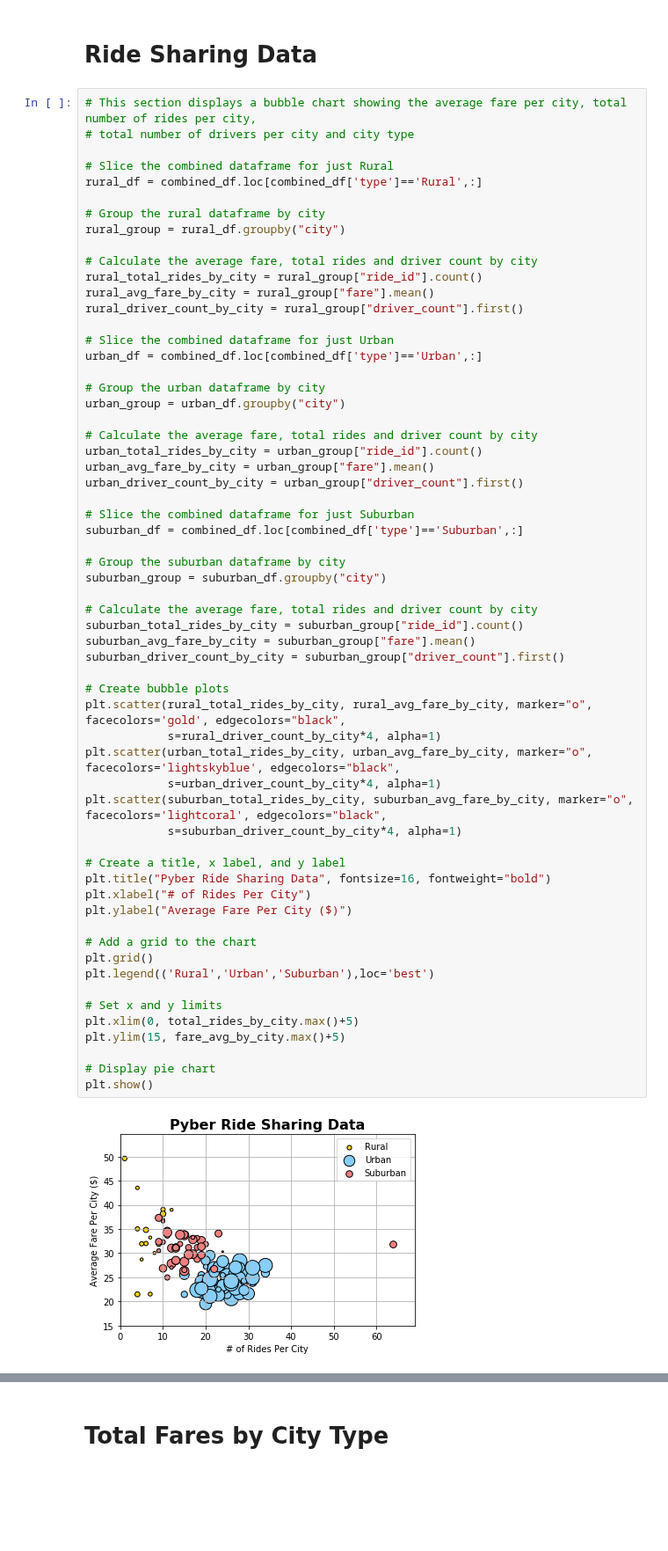
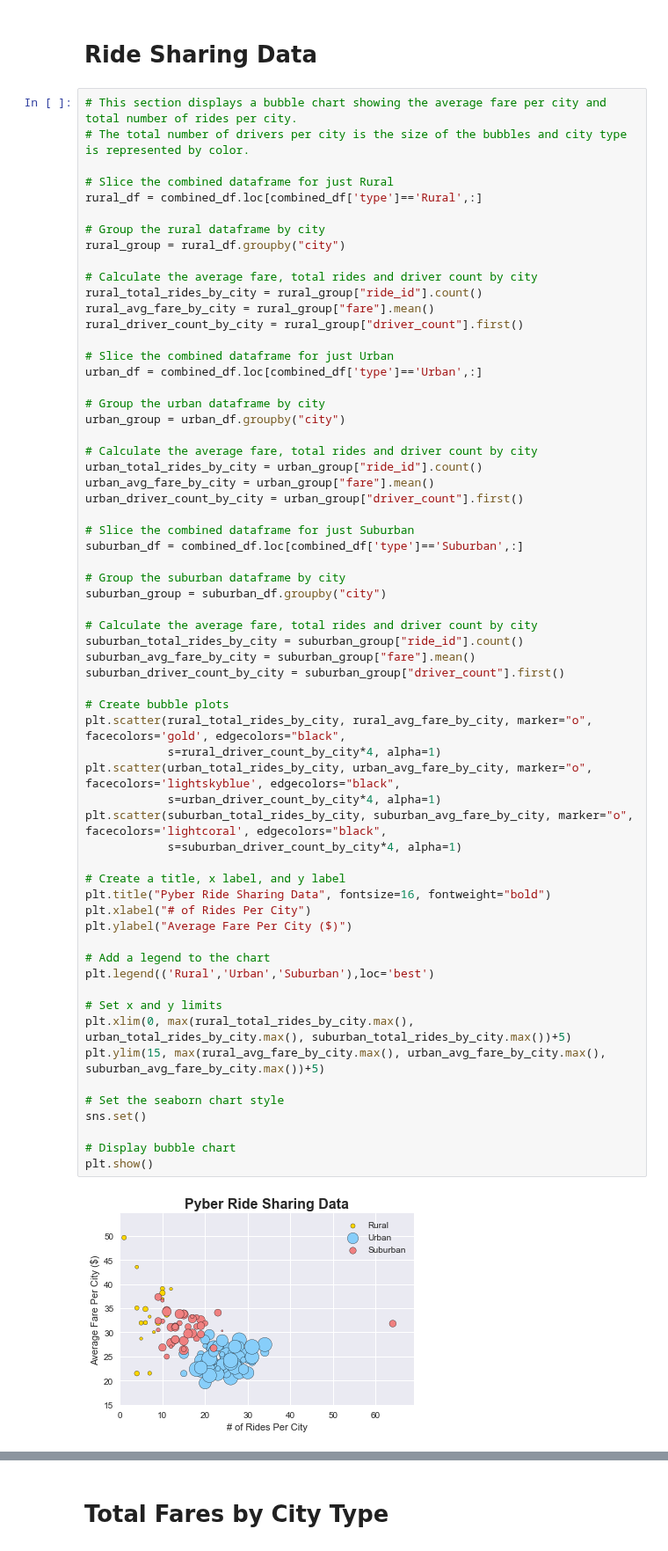
Before and after one commit to spencerrand/Ride-Sharing-Analysis, a Jupyter notebook: Pyber/main.ipynb, the cells around one changed output, grey strips where cells are left out. Shown at 88% size. Drawn from its saved outputs; the diff is of its cells as text; blank space fills up the shorter version.

```diff
--- a/Pyber/main.ipynb
+++ b/Pyber/main.ipynb
@@ -103,8 +103,8 @@ dtype: int64
 # %% [markdown]
 <h1>Ride Sharing Data</h1>
 # %%
-# This section displays a bubble chart showing the average fare per city, total number of rides per city,
-# total number of drivers per city and city type
+# This section displays a bubble chart showing the average fare per city and total number of rides per city.
+# The total number of drivers per city is the size of the bubbles and city type is represented by color.
 
 # Slice the combined dataframe for just Rural
 rural_df = combined_df.loc[combined_df['type']=='Rural',:]
@@ -131,36 +131,38 @@ urban_driver_count_by_city = urban_group["driver_count"].first()
 # Slice the combined dataframe for just Suburban
 suburban_df = combined_df.loc[combined_df['type']=='Suburban',:]
 
 # Group the suburban dataframe by city
 suburban_group = suburban_df.groupby("city")
 
 # Calculate the average fare, total rides and driver count by city
 suburban_total_rides_by_city = suburban_group["ride_id"].count()
 suburban_avg_fare_by_city = suburban_group["fare"].mean()
 suburban_driver_count_by_city = suburban_group["driver_count"].first()
 
 # Create bubble plots
 plt.scatter(rural_total_rides_by_city, rural_avg_fare_by_city, marker="o", facecolors='gold', edgecolors="black",
             s=rural_driver_count_by_city*4, alpha=1)
 plt.scatter(urban_total_rides_by_city, urban_avg_fare_by_city, marker="o", facecolors='lightskyblue', edgecolors="black",
             s=urban_driver_count_by_city*4, alpha=1)
 plt.scatter(suburban_total_rides_by_city, suburban_avg_fare_by_city, marker="o", facecolors='lightcoral', edgecolors="black",
             s=suburban_driver_count_by_city*4, alpha=1)
 
 # Create a title, x label, and y label
 plt.title("Pyber Ride Sharing Data", fontsize=16, fontweight="bold")
 plt.xlabel("# of Rides Per City")
 plt.ylabel("Average Fare Per City ($)")
 
-# Add a grid to the chart
-plt.grid()
+# Add a legend to the chart
 plt.legend(('Rural','Urban','Suburban'),loc='best')
 
 # Set x and y limits
-plt.xlim(0, total_rides_by_city.max()+5)
-plt.ylim(15, fare_avg_by_city.max()+5)
+plt.xlim(0, max(rural_total_rides_by_city.max(), urban_total_rides_by_city.max(), suburban_total_rides_by_city.max())+5)
+plt.ylim(15, max(rural_avg_fare_by_city.max(), urban_avg_fare_by_city.max(), suburban_avg_fare_by_city.max())+5)
 
-# Display pie chart
+# Set the seaborn chart style
+sns.set()
+
+# Display bubble chart
 plt.show()
 # %% [output]
-[figure, old version]
+[figure, new version]
```
Also changed, not shown: parts of 1 cell of this notebook.
